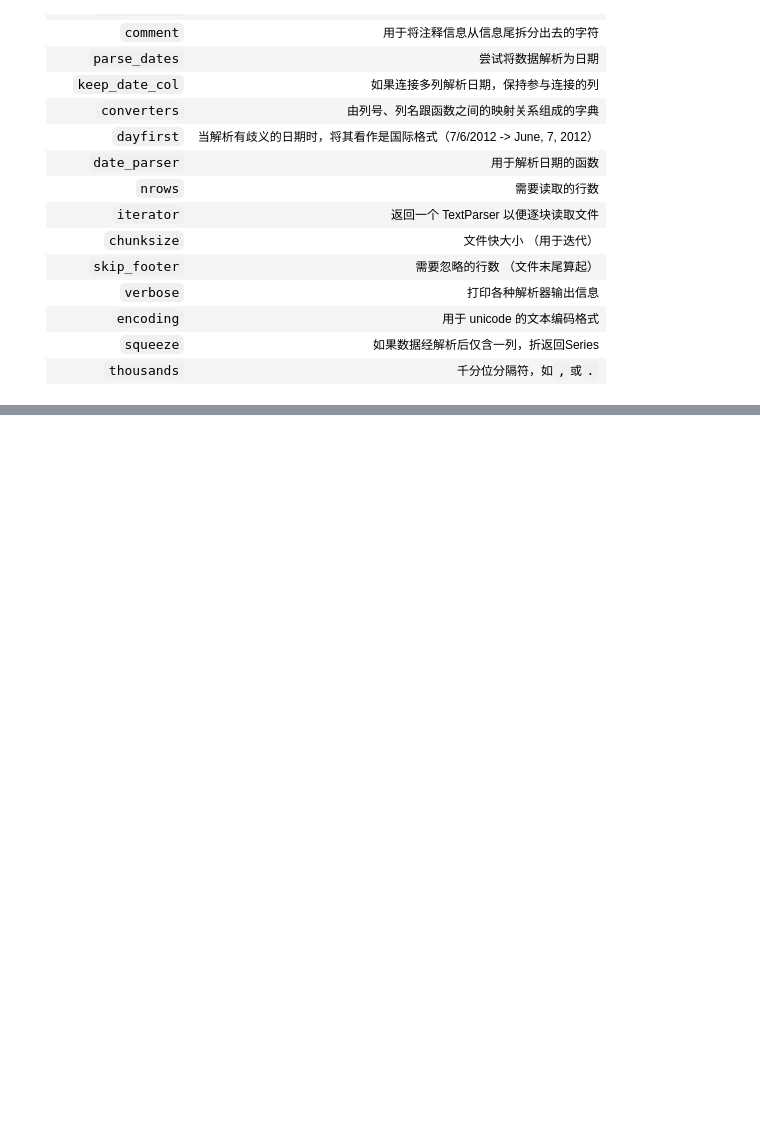
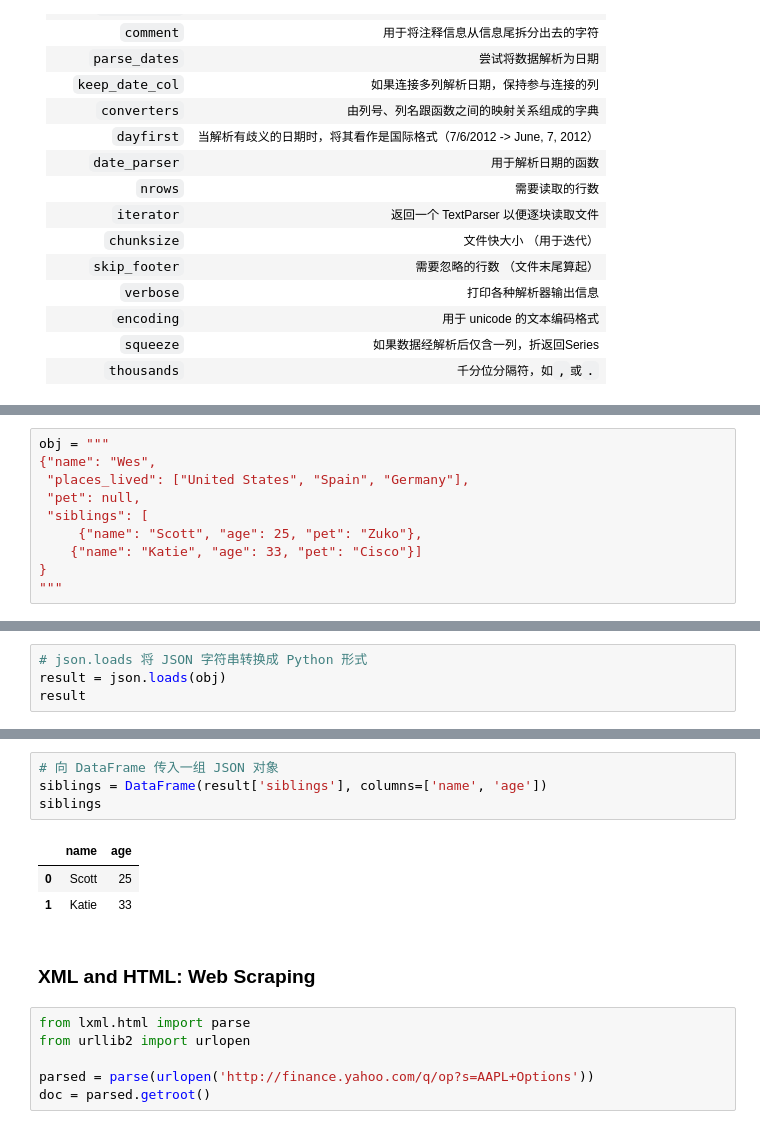
Before and after one commit to hugolu/learn-python, a Jupyter notebook: python-for-data-analysis/ch06-data-loading-storage-and-file-formats.ipynb, the cells around one changed output, grey strips where cells are left out. Saved outputs shown, nothing was run; the diff lists cells and outputs as text; blank space fills up the shorter version.

```diff
--- a/python-for-data-analysis/ch06-data-loading-storage-and-file-formats.ipynb
+++ b/python-for-data-analysis/ch06-data-loading-storage-and-file-formats.ipynb
@@ -203,0 +412,10 @@ read_csv/read_table 函数的参数
+# %%
+obj = """
+{"name": "Wes",
+ "places_lived": ["United States", "Spain", "Germany"],
+ "pet": null,
+ "siblings": [
+     {"name": "Scott", "age": 25, "pet": "Zuko"},
+    {"name": "Katie", "age": 33, "pet": "Cisco"}]
+}
+"""
@@ -203,0 +425,4 @@ read_csv/read_table 函数的参数
+# %%
+# json.loads 将 JSON 字符串转换成 Python 形式
+result = json.loads(obj)
+result
@@ -203,0 +441,16 @@ read_csv/read_table 函数的参数
+# %%
+# 向 DataFrame 传入一组 JSON 对象
+siblings = DataFrame(result['siblings'], columns=['name', 'age'])
+siblings
+# %% [output]
+|  | name | age |
+| 0 | Scott | 25 |
+| 1 | Katie | 33 |
+# %% [markdown]
+### XML and HTML: Web Scraping
+# %%
+from lxml.html import parse
+from urllib2 import urlopen
+
+parsed = parse(urlopen('http://finance.yahoo.com/q/op?s=AAPL+Options'))
+doc = parsed.getroot()
```
Also changed, not shown: parts of 48 cells of this notebook, 2 other files.
